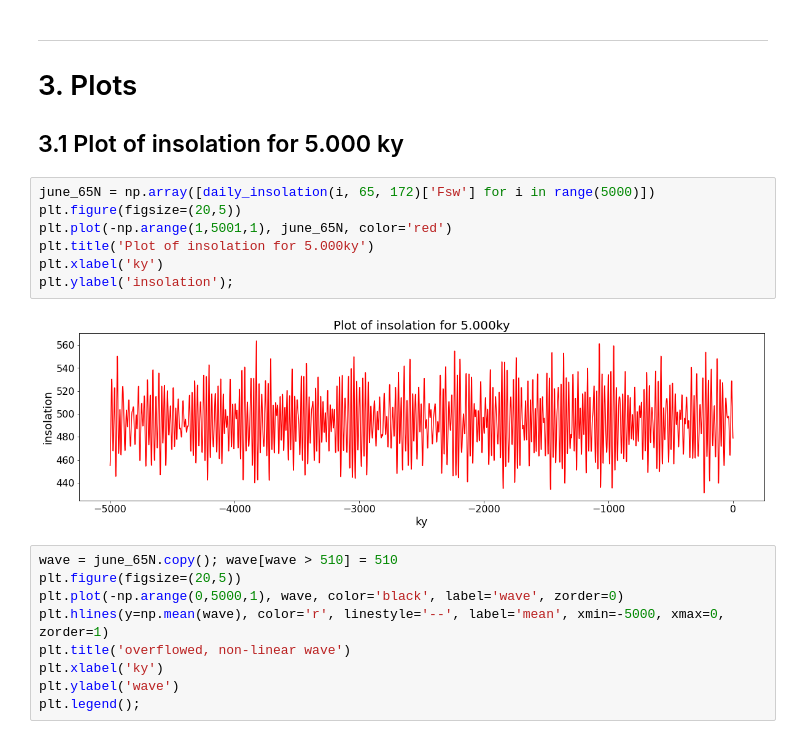
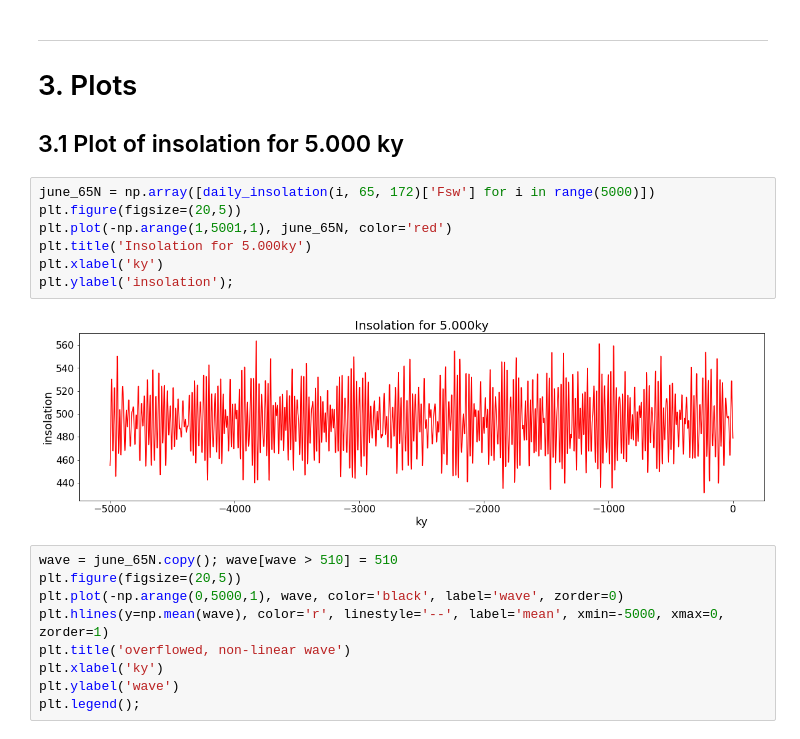
Before and after one commit to btschwertfeger/Orbit-astronomical-theory-of-ice-ages-Website, a Jupyter notebook: orbital_and_astronomical_theroy_of_ice_ages.ipynb, the cells around one changed output. Drawn from its saved outputs; the diff is of its cells as text.

```diff
--- a/orbital_and_astronomical_theroy_of_ice_ages.ipynb
+++ b/orbital_and_astronomical_theroy_of_ice_ages.ipynb
@@ -631,12 +541,12 @@ __________
 # %%
 june_65N = np.array([daily_insolation(i, 65, 172)['Fsw'] for i in range(5000)])
 plt.figure(figsize=(20,5))
 plt.plot(-np.arange(1,5001,1), june_65N, color='red')
-plt.title('Plot of insolation for 5.000ky')
+plt.title('Insolation for 5.000ky')
 plt.xlabel('ky')
 plt.ylabel('insolation');
 # %% [output]
-[figure, old version]
+[figure, new version]
 # %%
 wave = june_65N.copy(); wave[wave > 510] = 510
 plt.figure(figsize=(20,5))
```
Also changed, not shown: parts of 12 cells of this notebook, 5 other files.
